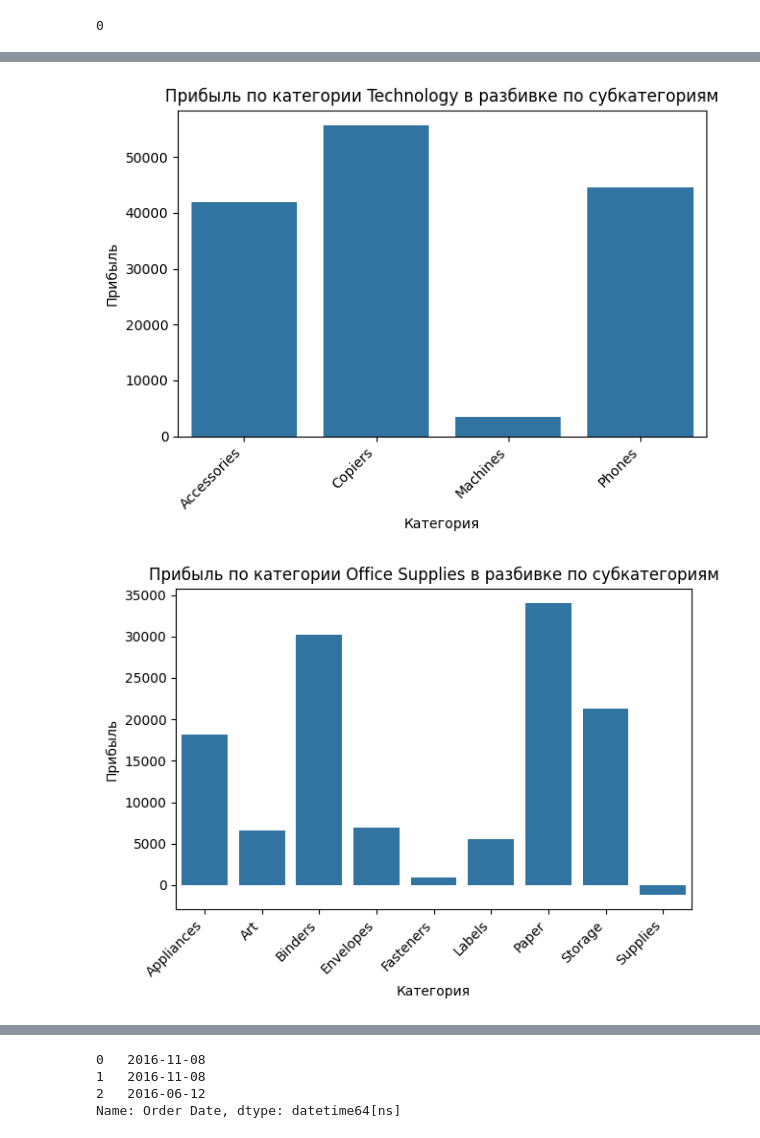
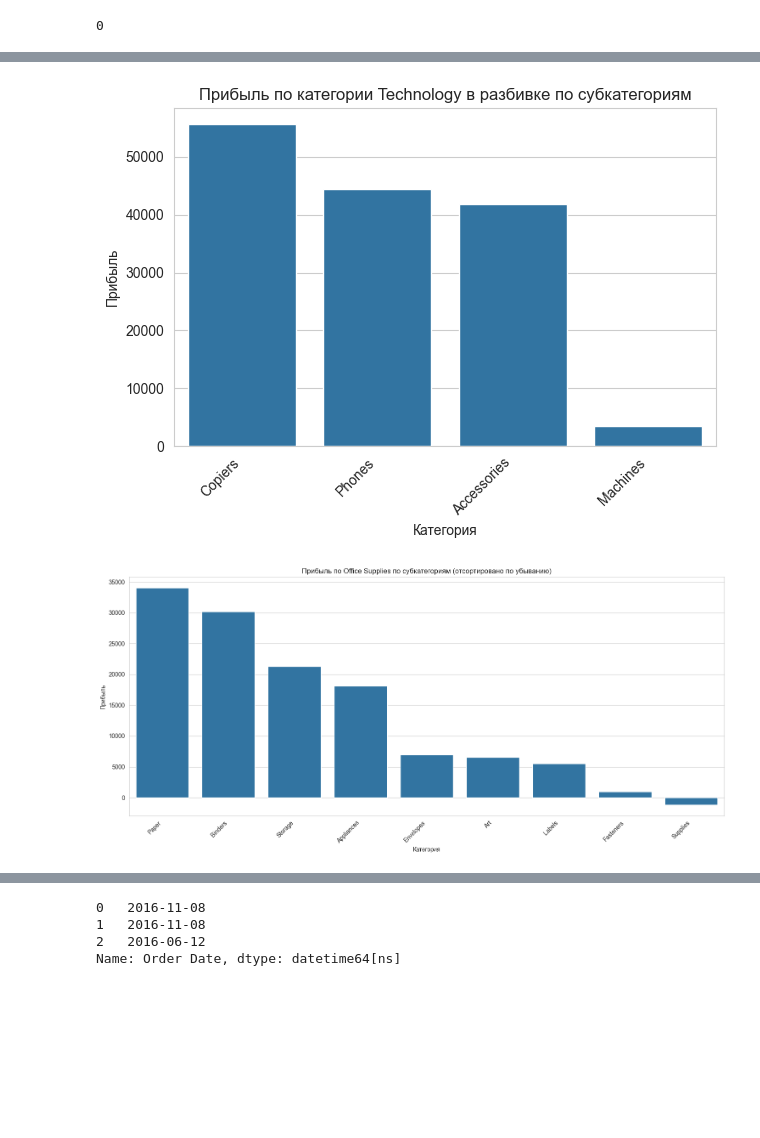
Before and after one commit to Ibolvachevamailu/My_progekt, a Jupyter notebook: EDA_диплом.ipynb, the cells around one changed output, grey strips where cells are left out. Cells and saved outputs as stored; diff of their text form; code cells hidden in the pictures; blank space fills up the shorter version.

```diff
--- a/EDA_диплом.ipynb
+++ b/EDA_диплом.ipynb
@@ -90,7 +90,9 @@ print(df.isnull().sum().sum())
 0
 # %%
 # Группировка по категориям и вычисление общей прибыли
+sns.set_style("whitegrid")
 profit_by_category = df.groupby('Category')['Profit'].sum().reset_index()
+profit_by_category = profit_by_category.sort_values(['Profit'],ascending=False)
 
 # Построение столбчатой диаграммы (bar plot)
 # plt.figure(figsize=(10, 6))
@@ -109,9 +111,14 @@ plt.show()
 technology_df = df[df['Category'] == 'Technology'] # Фильтруем строки, относящиеся к категории "Technology"
 profit_by_subcategory_technology = technology_df.groupby('Sub-Category')['Profit'].sum().reset_index()  # Groupby выполняем по отфильтрованным данным
 
+# Сортировка по прибыли в убывающем порядке
+profit_by_subcategory_technology = profit_by_subcategory_technology.sort_values('Profit', ascending=False)
+
 # Построение столбчатой диаграммы (bar plot)
 # plt.figure(figsize=(10, 6))
 sns.barplot(x='Sub-Category', y='Profit', data=profit_by_subcategory_technology)
+
+
 
 plt.title('Прибыль по категории Technology в разбивке по субкатегориям')
 plt.xlabel('Категория')
@@ -120,24 +127,28 @@ plt.xticks(rotation=45, ha='right') # Поворачиваем метки X дл
 plt.tight_layout()
 plt.show()
 # %% [output]
-[figure, old version]
+[figure, new version]
 # %%
+
 # Группировка по категориям и вычисление общей прибыли
 technology_df = df[df['Category'] == 'Office Supplies'] # Фильтруем строки, относящиеся к категории "Office Supplies"
 profit_by_subcategory_technology = technology_df.groupby('Sub-Category')['Profit'].sum().reset_index()  # Groupby выполняем по отфильтрованным данным
 
+# Сортировка по прибыли в убывающем порядке
+profit_by_subcategory_technology = profit_by_subcategory_technology.sort_values('Profit', ascending=False)
+
 # Построение столбчатой диаграммы (bar plot)
-# plt.figure(figsize=(10, 6))
+plt.figure(figsize=(15, 7))
 sns.barplot(x='Sub-Category', y='Profit', data=profit_by_subcategory_technology)
 
-plt.title('Прибыль по категории Office Supplies в разбивке по субкатегориям')
+plt.title('Прибыль по Office Supplies по субкатегориям (отсортировано по убыванию)')
 plt.xlabel('Категория')
 plt.ylabel('Прибыль')
 plt.xticks(rotation=45, ha='right') # Поворачиваем метки X для читаемости
 plt.tight_layout()
 plt.show()
 # %% [output]
-[figure, old version]
+[figure, new version]
 # %%
 # Группировка по категориям и вычисление общей прибыли
 # technology_df = df['Region'] # Фильтруем строки, относящиеся к категории "Office Supplies"
```
Also changed, not shown: parts of 15 cells of this notebook.
